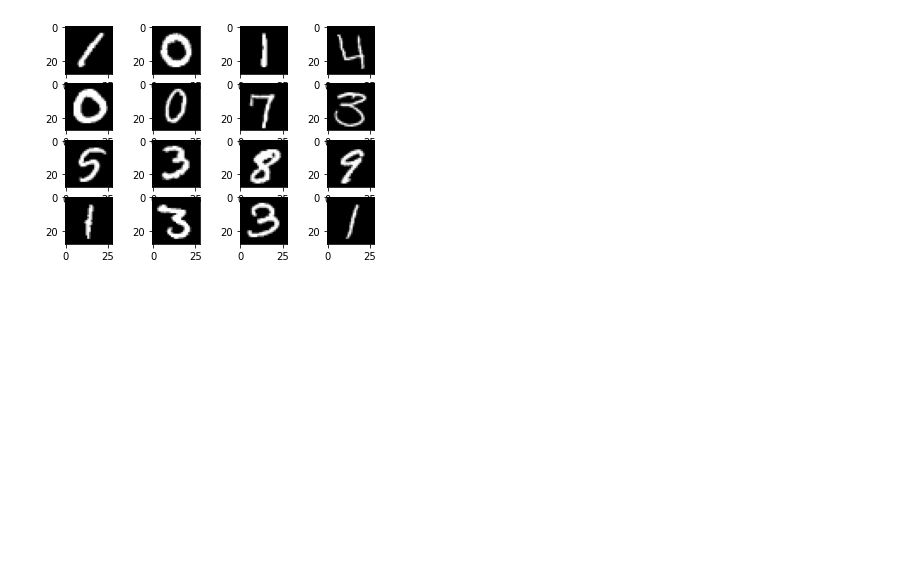
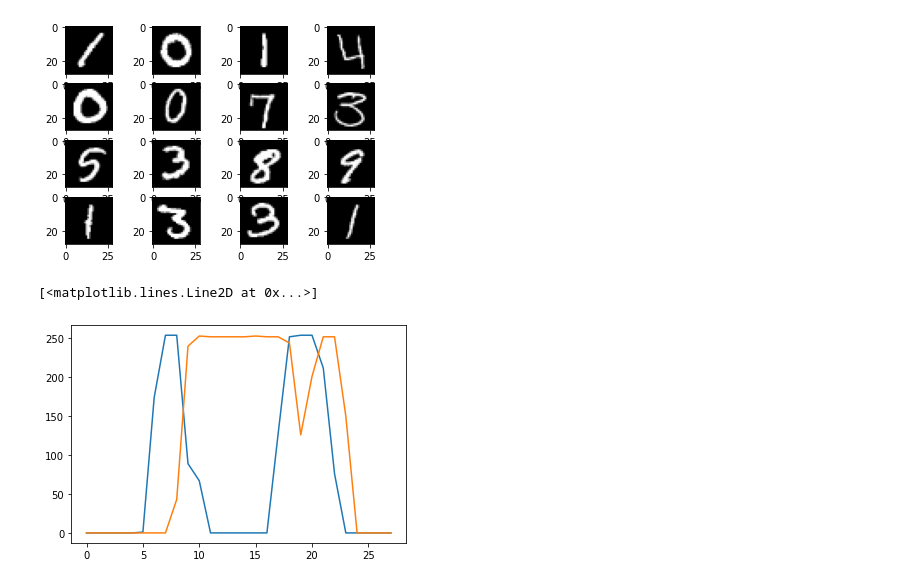
Before and after one commit to cktears/kaggle_digit-recognizer, a Jupyter notebook: digit-recognizer.ipynb, the cells around one changed output. Saved outputs shown, nothing was run; the diff lists cells and outputs as text; code cells hidden in the pictures; blank space fills up the shorter version.

Commit message:
matplotlib study

```diff
--- a/digit-recognizer.ipynb
+++ b/digit-recognizer.ipynb
@@ -120,3 +120,10 @@ for i in range(0,x_nums):
         imgplot = plt.imshow(digimg[seq],cmap='gray')
 # %% [output]
 [figure]
+# %%
+fig, ax = plt.subplots()
+ax.plot(digimg[1,10].T)
+ax.plot(digimg[10,10].T)
+# %% [output]
+[<matplotlib.lines.Line2D at 0x...>]
+[figure, added]
```
Also changed, not shown: parts of 6 cells of this notebook.
